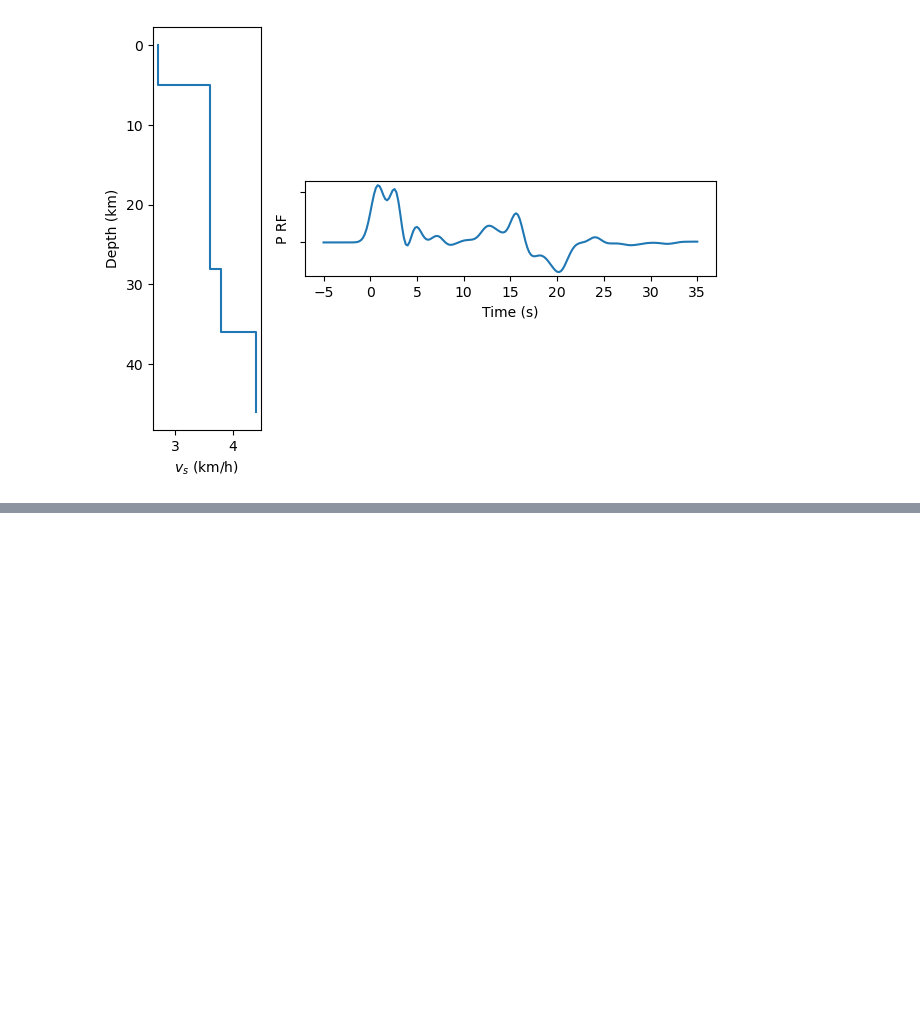
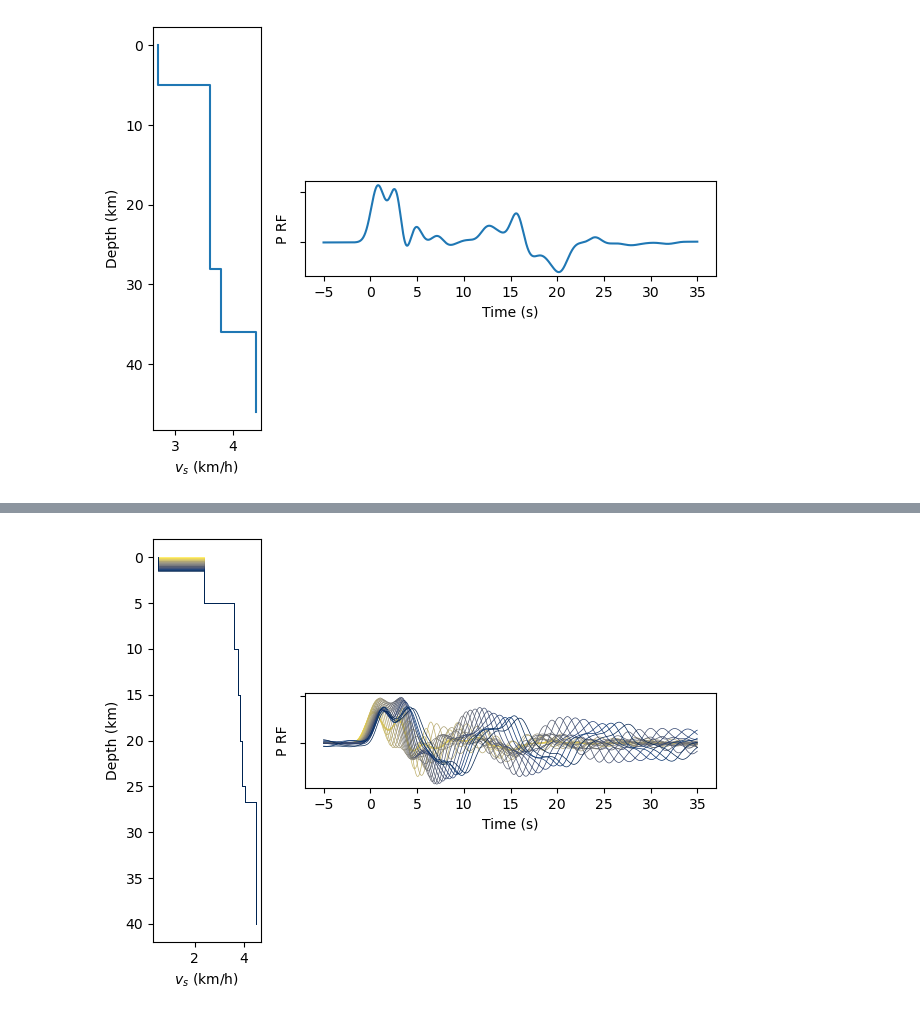
Before and after one commit to auggiemarignier/AusSedThick, a Jupyter notebook: aussedthickrf/forward_modelling.ipynb, the cells around one changed output, grey strips where cells are left out. Cells and saved outputs as stored; diff of their text form; code cells hidden in the pictures; blank space fills up the shorter version.

```diff
--- a/aussedthickrf/forward_modelling.ipynb
+++ b/aussedthickrf/forward_modelling.ipynb
@@ -51,0 +98,28 @@ fig = plot_synthetic(h, vs, rfdata)
+# %%
+fig = plt.figure(layout="tight")
+gs = GridSpec(3, 4, figure=fig)
+model_ax = fig.add_subplot(gs[:, 0])
+model_ax.invert_yaxis()
+model_ax.set_xlabel("$v_s$ (km/h)")
+model_ax.set_ylabel("Depth (km)")
+rf_ax = fig.add_subplot(gs[1, 1:])
+rf_ax.set_xlabel("Time (s)")
+rf_ax.set_ylabel("P RF")
+rf_ax.set_yticklabels([])
+
+sed_thicks = np.arange(1.5, step=0.05)
+cmap = cm.cividis_r(np.linspace(0, 1, len(sed_thicks)))
+for i, sed_thick in enumerate(sed_thicks):
+    h, vs = add_sediment_layer(ausrem_h, ausrem_vs, sed_thick)
+    rfdata = SynthObs.return_rfdata(h, vs, vpvs=vpvs, x=x)
+
+    layer_depths = np.cumsum(h)
+    layer_depths = np.concatenate(([0], layer_depths))
+    if layer_depths[-1] == layer_depths[-2]:  # thickness of last layer was 0
+        layer_depths[-1] += 10  # pad for the mantle
+    z = np.repeat(layer_depths, 2)[1:-1]
+    vs = np.repeat(vs, 2)
+    model_ax.plot(vs, z, c=cmap[i], linewidth=0.5)
+    rf_ax.plot(rfdata["prf"][0], rfdata["prf"][1], c=cmap[i], linewidth=0.5)
+# %% [output]
+[figure, added]
```
Also changed, not shown: parts of 8 cells of this notebook.
